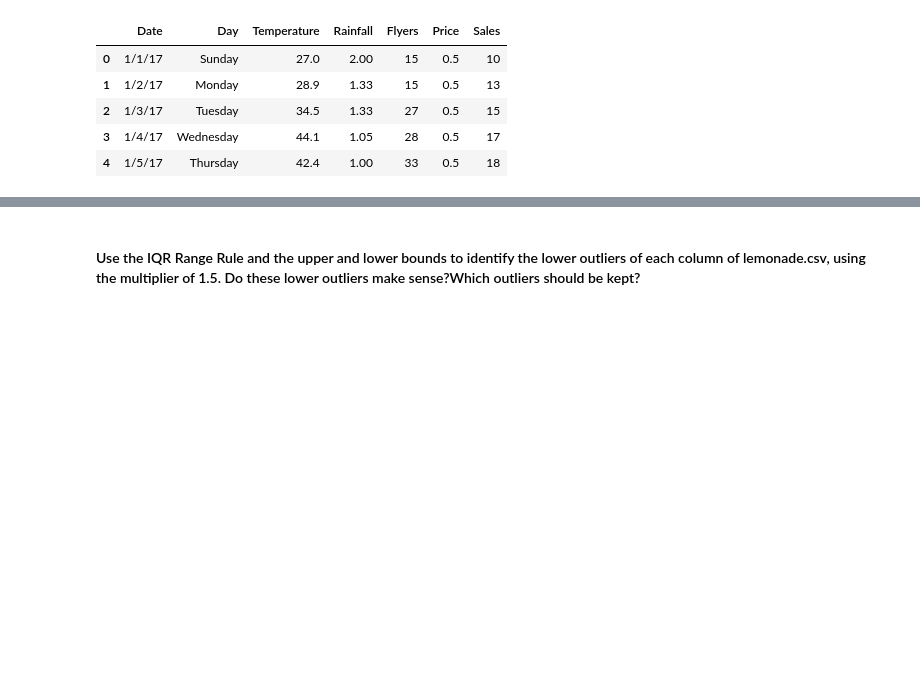
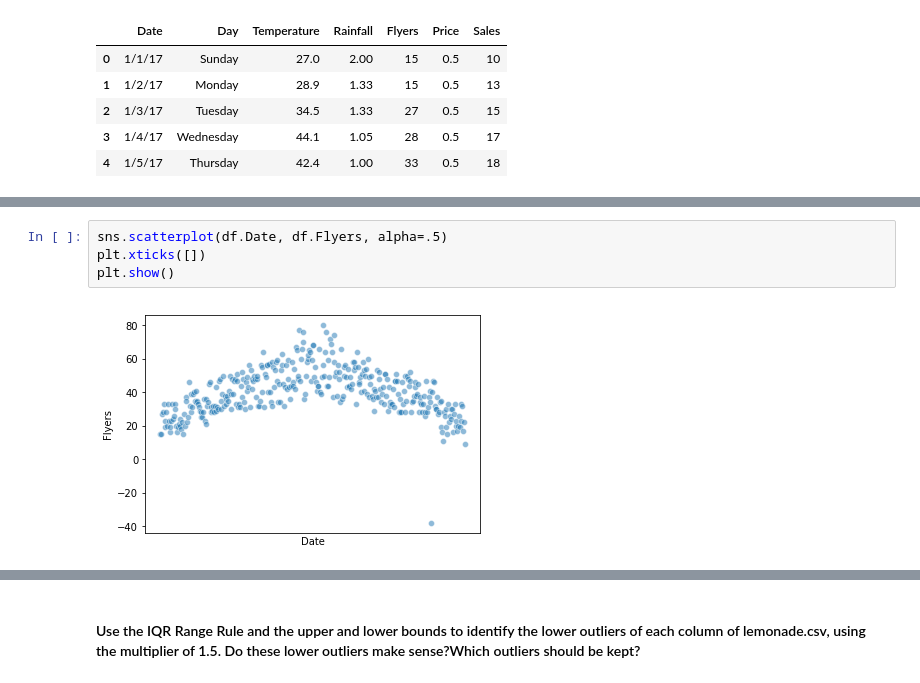
Before and after one commit to misty-garcia/ds-methodologies-exercises, a Jupyter notebook: anomaly_detection/continuous-probabilistic-methods.ipynb, the cells around one changed output, grey strips where cells are left out. Saved outputs shown, nothing was run; the diff lists cells and outputs as text; blank space fills up the shorter version.

```diff
--- a/anomaly_detection/continuous-probabilistic-methods.ipynb
+++ b/anomaly_detection/continuous-probabilistic-methods.ipynb
@@ -61,0 +91,6 @@ memory usage: 20.1+ KB
+# %%
+sns.scatterplot(df.Date, df.Flyers, alpha=.5)
+plt.xticks([])
+plt.show()
+# %% [output]
+[figure, added]
```
Also changed, not shown: parts of 10 cells of this notebook.
